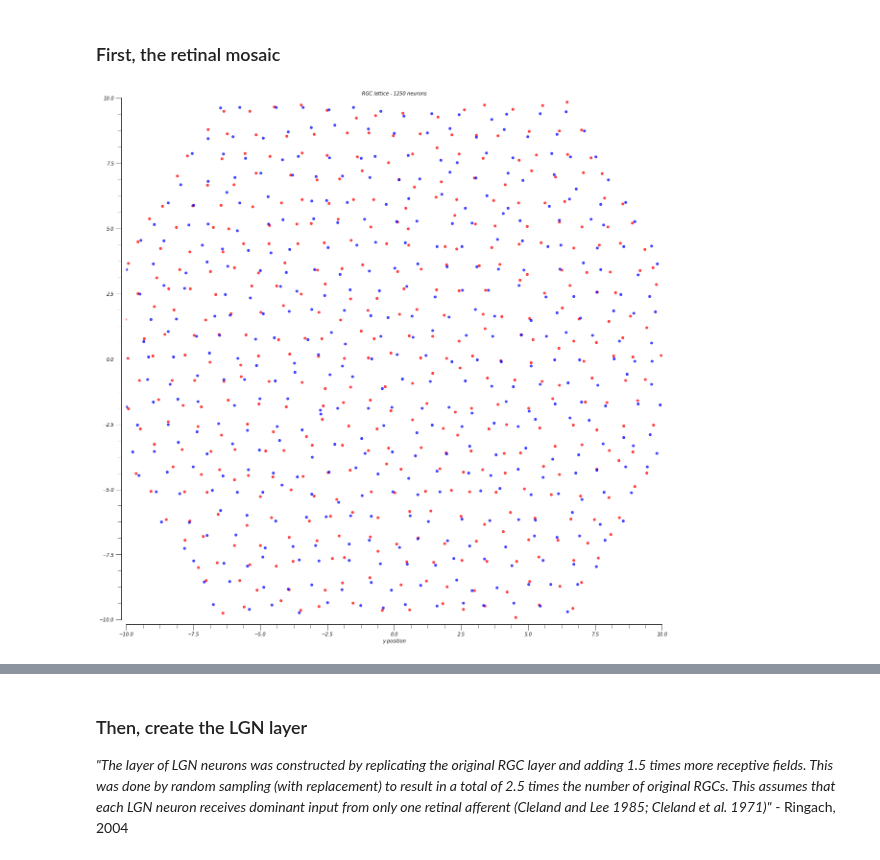
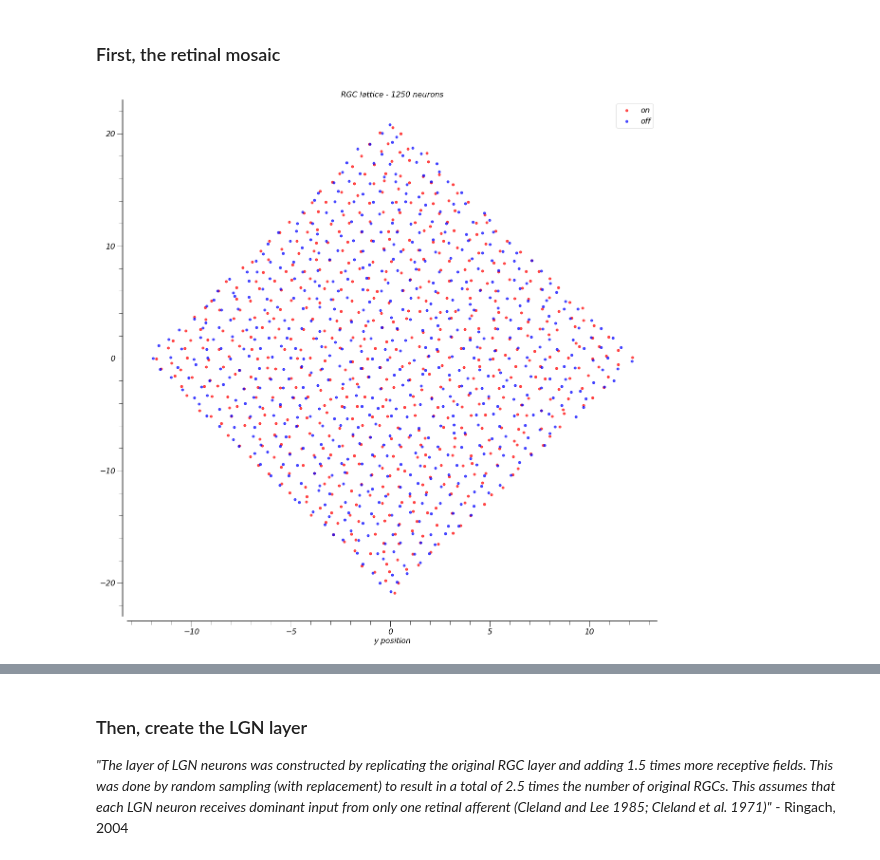
Before and after one commit to paul-levy/SF-diversity, a Jupyter notebook: lgn-v1-construction.ipynb, the cells around one changed output, grey strips where cells are left out. Cells and saved outputs as stored; diff of their text form; code cells hidden in the pictures.

```diff
--- a/lgn-v1-construction.ipynb
+++ b/lgn-v1-construction.ipynb
@@ -50,50 +45,27 @@ loc_y = lambda lm, i, j, sig_pos: lm*sc_factor*np.sqrt(3)*(i-j) + np.random.norm
-# %%
-# latNum = 0;
-latNum = latNum + 1;
-
-to_plt = 1;
-steps = 12;
-
-exclude_edge = 0;
-
-lm = 1; # default is 1
-sig_ringach = 0.155; # default is 0.155
-
-on_locs = [];
-off_locs = [];
-
-if to_plt:
-    f = plt.figure(figsize=(20, 20))
-
-for i,j in itertools.product(np.arange(-steps, steps+1), np.arange(-steps, steps+1)):
-
-
-    ## first "on"
-    x, y = loc_x(lm, i, j, sig_ringach)[0], loc_y(lm, i, j, sig_ringach)[0];
-    if ~exclude_edge or (i > -steps and i < steps and j > -steps and j < steps):
-        on_locs.append(np.array([x, y]))
-    if to_plt:
-        plt.scatter(x, y, c='r', alpha=0.7, label='on')
-    ## then "off"
-    x, y = loc_x(lm, i, j, sig_ringach)[0], loc_y(lm, i, j, sig_ringach)[0];
-    if ~exclude_edge or (i > -steps and i < steps and j > -steps and j < steps):
-        off_locs.append(np.array([x, y]))
-    if to_plt:
-        plt.scatter(x, y, c='b', alpha=0.7, label='off')
-
-if to_plt:
-    sns.despine(offset=10)
-    plt.axis('equal');
-    plt.axis('tight');
-    plt.xlabel('x position')
-    plt.xlabel('y position')
-    plt.title('RGC lattice - %d neurons' % (2*np.square(2*steps+1)))
-    # now, trim the figure so that we make it a square
-    plt.xlim([-np.minimum(10, steps)*lm, np.minimum(10, steps)*lm]);
-    plt.ylim([-np.minimum(10, steps)*lm, np.minimum(10, steps)*lm]);
-#     plt.legend();
-# %% [output]
-[figure, removed]
+# %%
+latNum = latNum+1;
+# latNum = 5;
+
+nsteps = 12;
+sc_factor=1/2.0;
+lm=1;
+sig_ringach = 0.155;
+
+on_locs, off_locs = lgn_v1.rgc_lattice(nsteps, sc_factor=sc_factor, lm=lm, sig_pos=sig_ringach)
+f = plt.figure(figsize=(20, 20));
+
+plt.scatter(on_locs[:, 0], on_locs[:, 1], c='r', alpha=0.7, label='on');
+plt.scatter(off_locs[:, 0], off_locs[:, 1], c='b', alpha=0.7, label='off');
+
+plt.axis('equal');
+plt.axis('tight');
+plt.xlabel('x position')
+plt.xlabel('y position')
+plt.title('RGC lattice - %d neurons' % (len(on_locs)+len(off_locs)));
+plt.legend();
+sns.despine(offset=10)
+# %% [output]
+[figure, added]
 # %%
 ### Now, compute the distribution of distances between locations - first within class then, across
 # within class:
```
Also changed, not shown: parts of 9 cells of this notebook, 1 other file.
